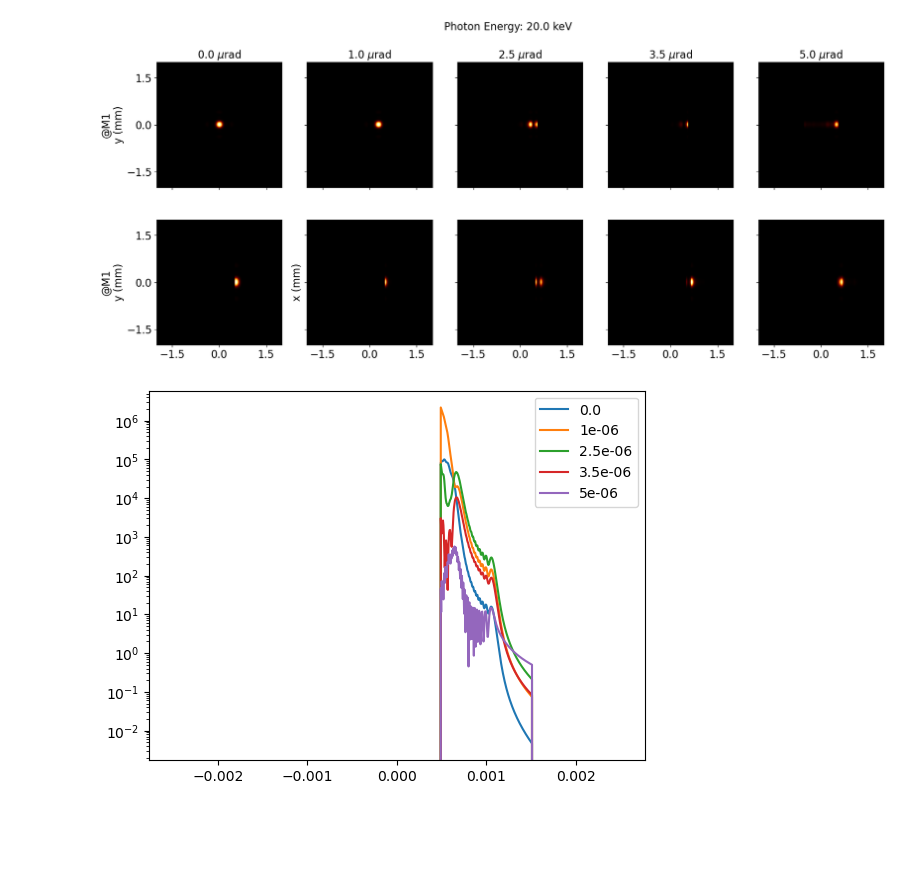
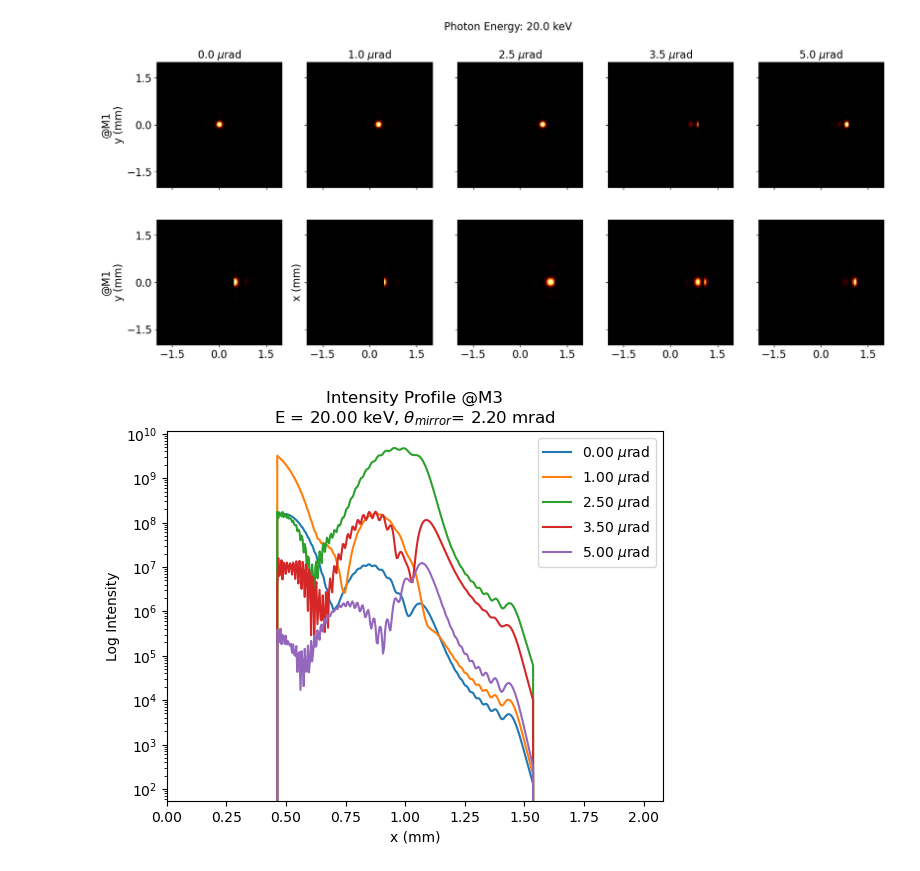
Before and after one commit to twguest/midsim, a Jupyter notebook: docs/source/notebooks/m3_flipping.ipynb, the cells around one changed output. Saved outputs shown, nothing was run; the diff lists cells and outputs as text; code cells hidden in the pictures; blank space fills up the shorter version.

```diff
--- a/docs/source/notebooks/m3_flipping.ipynb
+++ b/docs/source/notebooks/m3_flipping.ipynb
@@ -42,12 +42,12 @@ def plot_wfr(wfr, logscale=False, title = None):
         ax.set_title(title)
     fig.colorbar(im, ax=ax, orientation='vertical')
 # %%
-x = y = np.linspace(-500e-06, 500e-06, 1024)
+x = y = np.linspace(-450e-06, 450e-06, 1024)
 t = np.linspace(-50e-15, 50e-15, 2)
-
+L = 0.8
 theta_y = 0
-photon_energy = 20e3
-
+photon_energy = 20e03
+M3_pos = 1e-03
 theta_x = np.array([0, 1e-06, 2.5e-06,3.5e-06, 5.0e-06])
 
 wavefronts = sase_pulse(x=x,
@@ -68,16 +68,17 @@ wavefronts = sase_pulse(x=x,
                         polarization = 'horizontal')
 
 
-
 if photon_energy == 12e3:
-    theta_12 = 20e-03
-elif photon_energy == 17e-03:
+    theta_12 = 2.2e-03
+elif photon_energy == 17e03:
     theta_12 = 1.8e-03
 elif photon_energy >= 20e03:
-    theta_12 = 1.3e-03
+    theta_12 = 2.2e-03#1.3e-03
+
+M3_A = (L)*np.sin(1.35e-03)
 
 M1 = M2 = Aperture('r','a',Dx = (L)*np.sin(theta_12),Dy = 20e-03)
-M3 = Aperture('r','a',Dx = (L)*np.sin(1.2e-03),Dy = 20e-03, x = 1e-03)
+M3 = Aperture('r','a',Dx = M3_A,Dy = 20e-03, x = M3_pos)
 
 s2M1 = Beamline()
 s2M1.append(Drift(290), propagation_parameters(5,1,5,1,mode = 'fresnel'))
@@ -100,37 +101,43 @@ for itr, wfr in enumerate(wavefronts):
     s2M1.propagate(wfr)
 
     extent =  [a*1e3 for a in [wfr.xMin, wfr.xMax, wfr.yMin, wfr.yMax]]
 
     ax[0,itr].imshow(wfr.get_intensity().sum(-1), cmap = 'afmhot', extent = extent)
     ax[0,itr].set_title("{} $\mu$rad".format(theta_x[itr]*1e6))
 
     if itr == 0:
         ax[0,0].set_ylabel("@M1\ny (mm)")
         ax[1,0].set_ylabel("@M1\ny (mm)")
 
     M12M3.propagate(wfr)
     #iF = wfr.get_intensity().sum()
 
 
     ax[1,itr].imshow(wfr.get_intensity().sum(-1), cmap = 'afmhot', extent = extent)
     #ax[1,itr].set_title("I/I0 = {:.2f}%".format(iF/i0 * 100))
 
     ax[1,1].set_ylabel("x (mm)")
 
 
 for a in ax.flatten():
     a.set_xlim(-2.0,2.0)
     a.set_ylim(-2.0,2.0)
     a.set_yticks([-1.5,0,1.5])
     a.set_xticks([-1.5,0,1.5])
 
 set_fontsize_for_all_elements(fig, 16)
 plt.show()
-
-fig, ax = plt.subplots()
-for itr, wfr in enumerate(wavefronts):
-    ax.semilogy(wfr.get_axis('x'), wfr.get_profile('x'), label = theta_x[itr])
-    ax.legend()
 # %% [output]
-[figure, old version]
+[figure, new version]
-[figure, removed]
+# %%
+fig, ax = plt.subplots()
+ax.set_title("Intensity Profile @M3\nE = {:.2f} keV".format(photon_energy/1e3) + r", $\theta_{mirror}$" +  "= {:.2f} mrad".format(theta_12*1e3))
+ax.set_xlabel("x (mm)")
+ax.set_ylabel("Log Intensity")
+ax.set_xlim(0, (M3_pos + M3_A)*1e3)
+
+for itr, wfr in enumerate(wavefronts):
+    ax.semilogy(wfr.get_axis('x')*1e3, wfr.get_profile('x')*1e3, label = '{:.2f} $\mu$rad'.format(theta_x[itr]*1e6))
+    ax.legend()
+# %% [output]
+[figure, added]
```
Also changed, not shown: 1 other file.
